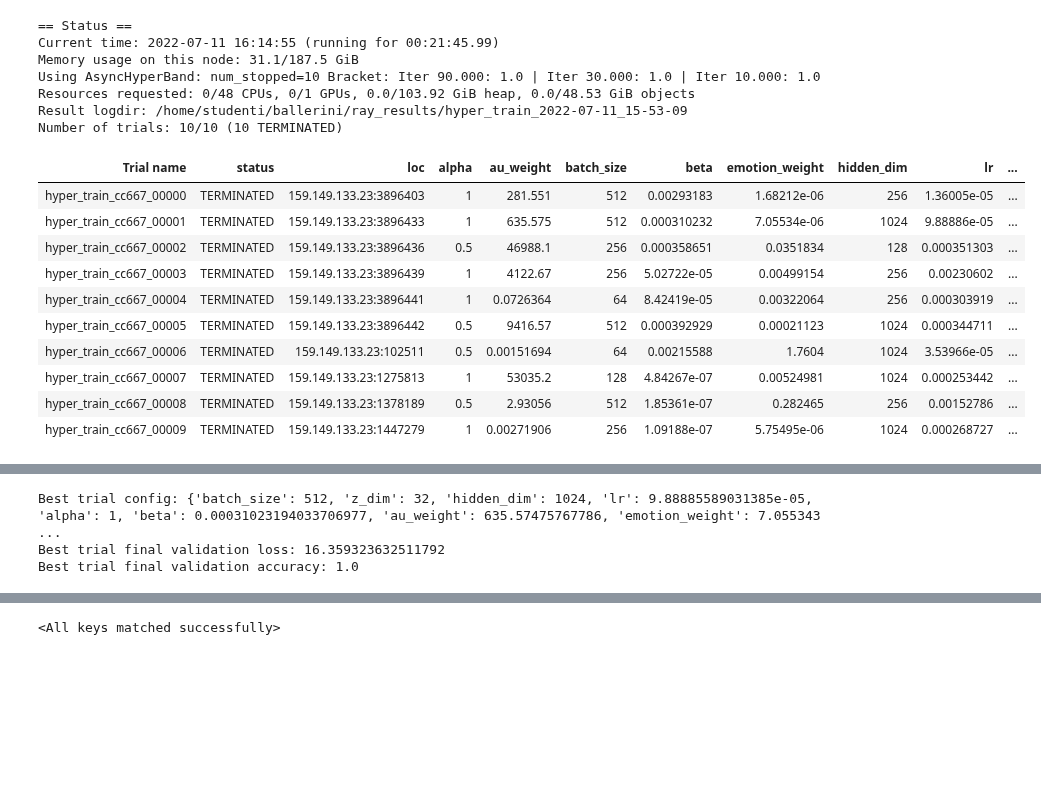
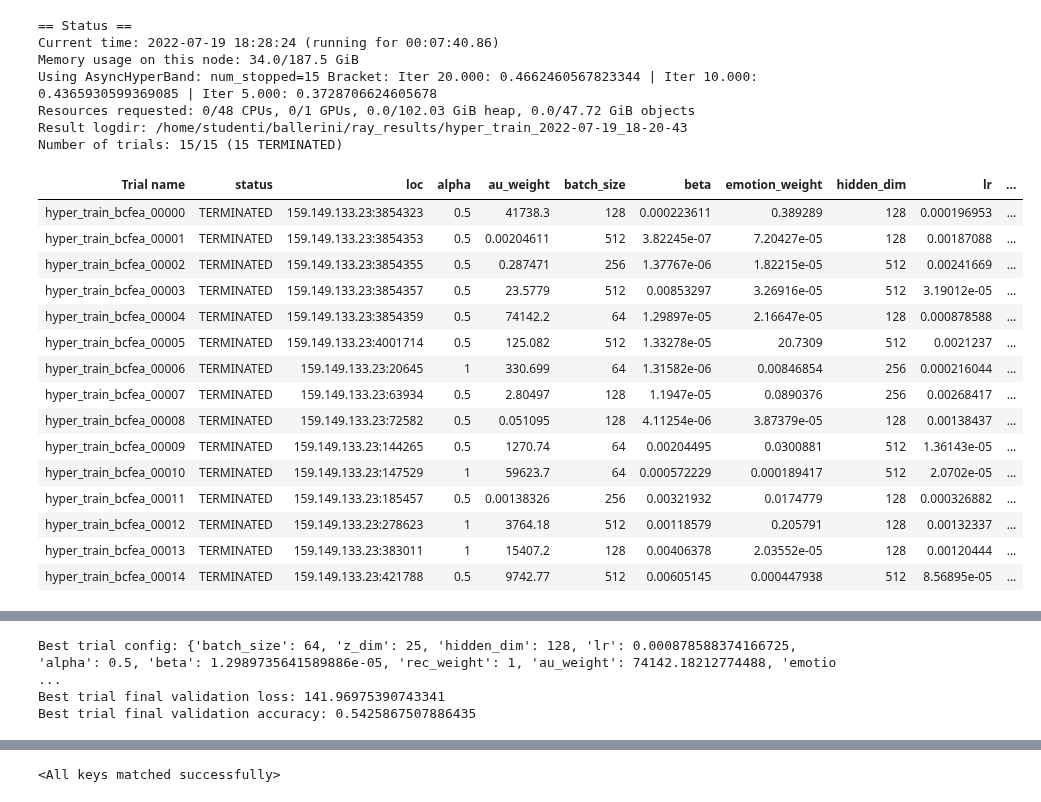
Before and after one commit to Ale-Ba2lero/Multimodal-Emotion-Analysis, a Jupyter notebook: src/mvae_torch/HyperparamTuning.ipynb, the cells around one changed output, grey strips where cells are left out. Cells and saved outputs as stored; diff of their text form; code cells hidden in the pictures; blank space fills up the shorter version.

Commit message:
Params train script fix

```diff
--- a/src/mvae_torch/HyperparamTuning.ipynb
+++ b/src/mvae_torch/HyperparamTuning.ipynb
@@ -24,9 +24,9 @@ from ray.tune import JupyterNotebookReporter
 torch.manual_seed(100)
 num_workers=32
 
-max_num_epochs=100
-num_epochs=100
-num_samples=10
+max_num_epochs=30
+num_epochs=30
+num_samples=15
 betas=[0.95, 0.98]
 data_dir = '/home/studenti/ballerini/Multimodal_RSA/src/util/au-emo_2.csv'
 checkpoint_dir='./tuning'
@@ -37,10 +37,11 @@ modes={'au':True, 'face':None, 'emotion':True}
 config = {
     'batch_size':tune.choice([64, 128, 256, 512]),
     'z_dim':tune.choice([25, 32, 50, 64]),
-    'hidden_dim':tune.choice([128, 256, 512, 1024]),
+    'hidden_dim':tune.choice([128, 256, 512]),
     'lr': tune.loguniform(1e-5, 1e-2),
     'alpha': tune.choice([1, 5e-1]),
     'beta': tune.loguniform(1e-7, 1e-2),
+    'rec_weight': tune.choice([0.1, 1, 10, 100]),
     'au_weight':tune.loguniform(1e-3, 1e5),
     'emotion_weight':tune.loguniform(1e-6, 1e2),
 }
@@ -220,47 +232,52 @@ def hyper_train(config, data_dir, num_epochs, use_cuda=True, checkpoint_dir=None
 # %%
 scheduler = ASHAScheduler(
     metric="accuracy",
     mode="max",
     max_t=max_num_epochs,
-    grace_period=10,
-    reduction_factor=3)
+    grace_period=5,
+    reduction_factor=2)
 
 reporter = JupyterNotebookReporter(
     True,
     metric_columns=["accuracy","training_iteration"])
 
 result = tune.run(
         partial(hyper_train,
                 data_dir=data_dir,
                 num_epochs=num_epochs,
                 checkpoint_dir=checkpoint_dir),
-        resources_per_trial={"cpu": 8, "gpu": 0.1},
+        resources_per_trial={"cpu": 1, "gpu": 0.2},
         config=config,
         num_samples=num_samples,
         scheduler=scheduler,
         progress_reporter=reporter)
 
 best_trial = result.get_best_trial("accuracy", "max", "last")
 
 print("Best trial config: {}".format(best_trial.config))
 print("Best trial final validation loss: {}".format(best_trial.last_result["loss"]))
 print("Best trial final validation accuracy: {}".format(best_trial.last_result["accuracy"]))
 # %% [output]
 == Status ==
-Current time: 2022-07-11 16:14:55 (running for 00:21:45.99)
-Memory usage on this node: 31.1/187.5 GiB
-Using AsyncHyperBand: num_stopped=10 Bracket: Iter 90.000: 1.0 | Iter 30.000: 1.0 | Iter 10.000: 1.0
-Resources requested: 0/48 CPUs, 0/1 GPUs, 0.0/103.92 GiB heap, 0.0/48.53 GiB objects
-Result logdir: /home/studenti/ballerini/ray_results/hyper_train_2022-07-11_15-53-09
-Number of trials: 10/10 (10 TERMINATED)
+Current time: 2022-07-19 18:28:24 (running for 00:07:40.86)
+Memory usage on this node: 34.0/187.5 GiB
+Using AsyncHyperBand: num_stopped=15 Bracket: Iter 20.000: 0.4662460567823344 | Iter 10.000: 0.4365930599369085 | Iter 5.000: 0.3728706624605678
+Resources requested: 0/48 CPUs, 0/1 GPUs, 0.0/102.03 GiB heap, 0.0/47.72 GiB objects
+Result logdir: /home/studenti/ballerini/ray_results/hyper_train_2022-07-19_18-20-43
+Number of trials: 15/15 (15 TERMINATED)
 | Trial name | status | loc | alpha | au_weight | batch_size | beta | emotion_weight | hidden_dim | lr | ... |
-| hyper_train_cc667_00000 | TERMINATED | 159.149.133.23:3896403 | 1 | 281.551 | 512 | 0.00293183 | 1.68212e-06 | 256 | 1.36005e-05 | ... |
-| hyper_train_cc667_00001 | TERMINATED | 159.149.133.23:3896433 | 1 | 635.575 | 512 | 0.000310232 | 7.05534e-06 | 1024 | 9.88886e-05 | ... |
-| hyper_train_cc667_00002 | TERMINATED | 159.149.133.23:3896436 | 0.5 | 46988.1 | 256 | 0.000358651 | 0.0351834 | 128 | 0.000351303 | ... |
-| hyper_train_cc667_00003 | TERMINATED | 159.149.133.23:3896439 | 1 | 4122.67 | 256 | 5.02722e-05 | 0.00499154 | 256 | 0.00230602 | ... |
-| hyper_train_cc667_00004 | TERMINATED | 159.149.133.23:3896441 | 1 | 0.0726364 | 64 | 8.42419e-05 | 0.00322064 | 256 | 0.000303919 | ... |
-| hyper_train_cc667_00005 | TERMINATED | 159.149.133.23:3896442 | 0.5 | 9416.57 | 512 | 0.000392929 | 0.00021123 | 1024 | 0.000344711 | ... |
-| hyper_train_cc667_00006 | TERMINATED | 159.149.133.23:102511 | 0.5 | 0.00151694 | 64 | 0.00215588 | 1.7604 | 1024 | 3.53966e-05 | ... |
-| hyper_train_cc667_00007 | TERMINATED | 159.149.133.23:1275813 | 1 | 53035.2 | 128 | 4.84267e-07 | 0.00524981 | 1024 | 0.000253442 | ... |
-| hyper_train_cc667_00008 | TERMINATED | 159.149.133.23:1378189 | 0.5 | 2.93056 | 512 | 1.85361e-07 | 0.282465 | 256 | 0.00152786 | ... |
-| hyper_train_cc667_00009 | TERMINATED | 159.149.133.23:1447279 | 1 | 0.00271906 | 256 | 1.09188e-07 | 5.75495e-06 | 1024 | 0.000268727 | ... |
+| hyper_train_bcfea_00000 | TERMINATED | 159.149.133.23:3854323 | 0.5 | 41738.3 | 128 | 0.000223611 | 0.389289 | 128 | 0.000196953 | ... |
+| hyper_train_bcfea_00001 | TERMINATED | 159.149.133.23:3854353 | 0.5 | 0.00204611 | 512 | 3.82245e-07 | 7.20427e-05 | 128 | 0.00187088 | ... |
+| hyper_train_bcfea_00002 | TERMINATED | 159.149.133.23:3854355 | 0.5 | 0.287471 | 256 | 1.37767e-06 | 1.82215e-05 | 512 | 0.00241669 | ... |
+| hyper_train_bcfea_00003 | TERMINATED | 159.149.133.23:3854357 | 0.5 | 23.5779 | 512 | 0.00853297 | 3.26916e-05 | 512 | 3.19012e-05 | ... |
+| hyper_train_bcfea_00004 | TERMINATED | 159.149.133.23:3854359 | 0.5 | 74142.2 | 64 | 1.29897e-05 | 2.16647e-05 | 128 | 0.000878588 | ... |
+| hyper_train_bcfea_00005 | TERMINATED | 159.149.133.23:4001714 | 0.5 | 125.082 | 512 | 1.33278e-05 | 20.7309 | 512 | 0.0021237 | ... |
+| hyper_train_bcfea_00006 | TERMINATED | 159.149.133.23:20645 | 1 | 330.699 | 64 | 1.31582e-06 | 0.00846854 | 256 | 0.000216044 | ... |
+| hyper_train_bcfea_00007 | TERMINATED | 159.149.133.23:63934 | 0.5 | 2.80497 | 128 | 1.1947e-05 | 0.0890376 | 256 | 0.00268417 | ... |
+| hyper_train_bcfea_00008 | TERMINATED | 159.149.133.23:72582 | 0.5 | 0.051095 | 128 | 4.11254e-06 | 3.87379e-05 | 128 | 0.00138437 | ... |
+| hyper_train_bcfea_00009 | TERMINATED | 159.149.133.23:144265 | 0.5 | 1270.74 | 64 | 0.00204495 | 0.0300881 | 512 | 1.36143e-05 | ... |
+| hyper_train_bcfea_00010 | TERMINATED | 159.149.133.23:147529 | 1 | 59623.7 | 64 | 0.000572229 | 0.000189417 | 512 | 2.0702e-05 | ... |
+| hyper_train_bcfea_00011 | TERMINATED | 159.149.133.23:185457 | 0.5 | 0.00138326 | 256 | 0.00321932 | 0.0174779 | 128 | 0.000326882 | ... |
+| hyper_train_bcfea_00012 | TERMINATED | 159.149.133.23:278623 | 1 | 3764.18 | 512 | 0.00118579 | 0.205791 | 128 | 0.00132337 | ... |
+| hyper_train_bcfea_00013 | TERMINATED | 159.149.133.23:383011 | 1 | 15407.2 | 128 | 0.00406378 | 2.03552e-05 | 128 | 0.00120444 | ... |
+| hyper_train_bcfea_00014 | TERMINATED | 159.149.133.23:421788 | 0.5 | 9742.77 | 512 | 0.00605145 | 0.000447938 | 512 | 8.56895e-05 | ... |
@@ -268,6 +285,6 @@ Number of trials: 10/10 (10 TERMINATED)
-Best trial config: {'batch_size': 512, 'z_dim': 32, 'hidden_dim': 1024, 'lr': 9.88885589031385e-05, 'alpha': 1, 'beta': 0.00031023194033706977, 'au_weight': 635.57475767786, 'emotion_weight': 7.055343 ...
-Best trial final validation loss: 16.359323632511792
-Best trial final validation accuracy: 1.0
+Best trial config: {'batch_size': 64, 'z_dim': 25, 'hidden_dim': 128, 'lr': 0.000878588374166725, 'alpha': 0.5, 'beta': 1.2989735641589886e-05, 'rec_weight': 1, 'au_weight': 74142.18212774488, 'emotio ...
+Best trial final validation loss: 141.96975390743341
+Best trial final validation accuracy: 0.5425867507886435
 # %%
 model_args = {
     'cat_dim':8,
```
Also changed, not shown: parts of 6 cells of this notebook, 3 other files.
